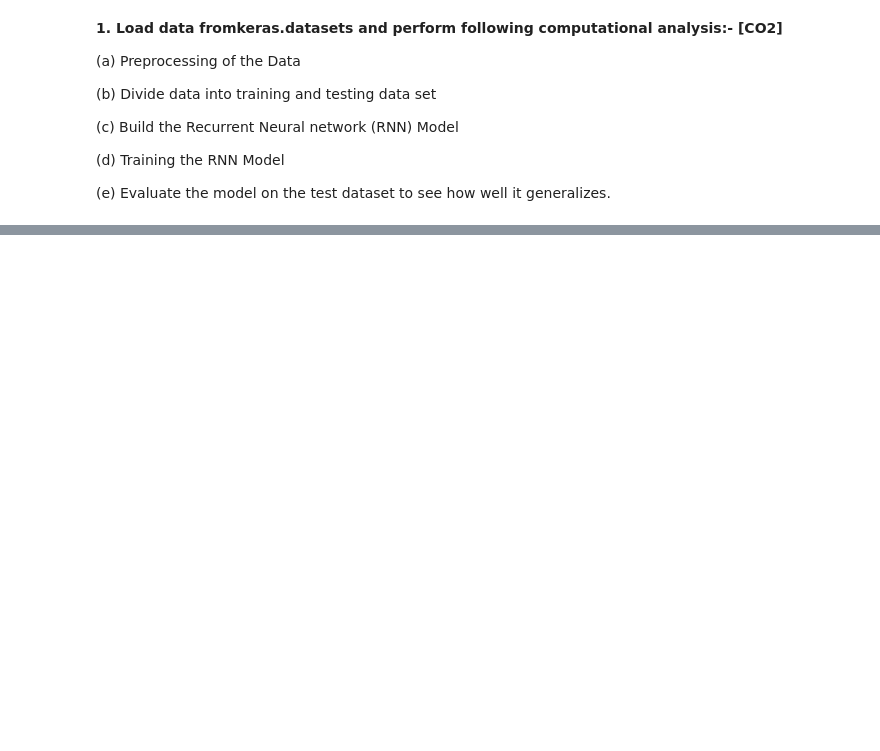
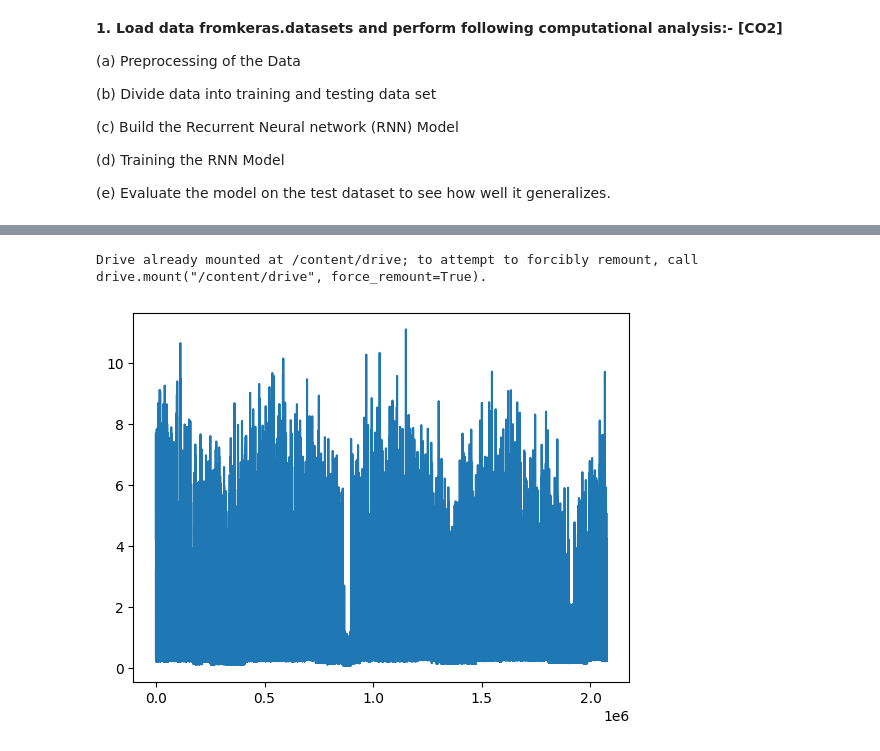
Before and after one commit to 2203A51251/NLP_Lab, a Jupyter notebook: Assignment4.ipynb, the cells around one changed output, grey strips where cells are left out. Drawn from its saved outputs; the diff is of its cells as text; code cells hidden in the pictures; blank space fills up the shorter version.

```diff
--- a/Assignment4.ipynb
+++ b/Assignment4.ipynb
@@ -114,0 +90,23 @@ Test Loss: 0.027498839423060417
+# %%
+from google.colab import drive
+drive.mount('/content/drive')
+# %% [output]
+Drive already mounted at /content/drive; to attempt to forcibly remount, call drive.mount("/content/drive", force_remount=True).
+# %%
+from google.colab import drive
+import pandas as pd
+import matplotlib.pyplot as plt
+
+file_path = '/content/drive/MyDrive/household_power_consumption.txt'
+
+df = pd.read_csv(file_path, sep=';', parse_dates={'dt': ['Date', 'Time']},
+                 dayfirst=True, low_memory=False, na_values=['nan','?'], index_col='dt')
+
+df.fillna(df.mean(), inplace=True)
+
+data = df['Global_active_power'].values.astype(float)
+
+plt.plot(data)
+plt.show()
+# %% [output]
+[figure, added]
```
Also changed, not shown: parts of 14 cells of this notebook.
